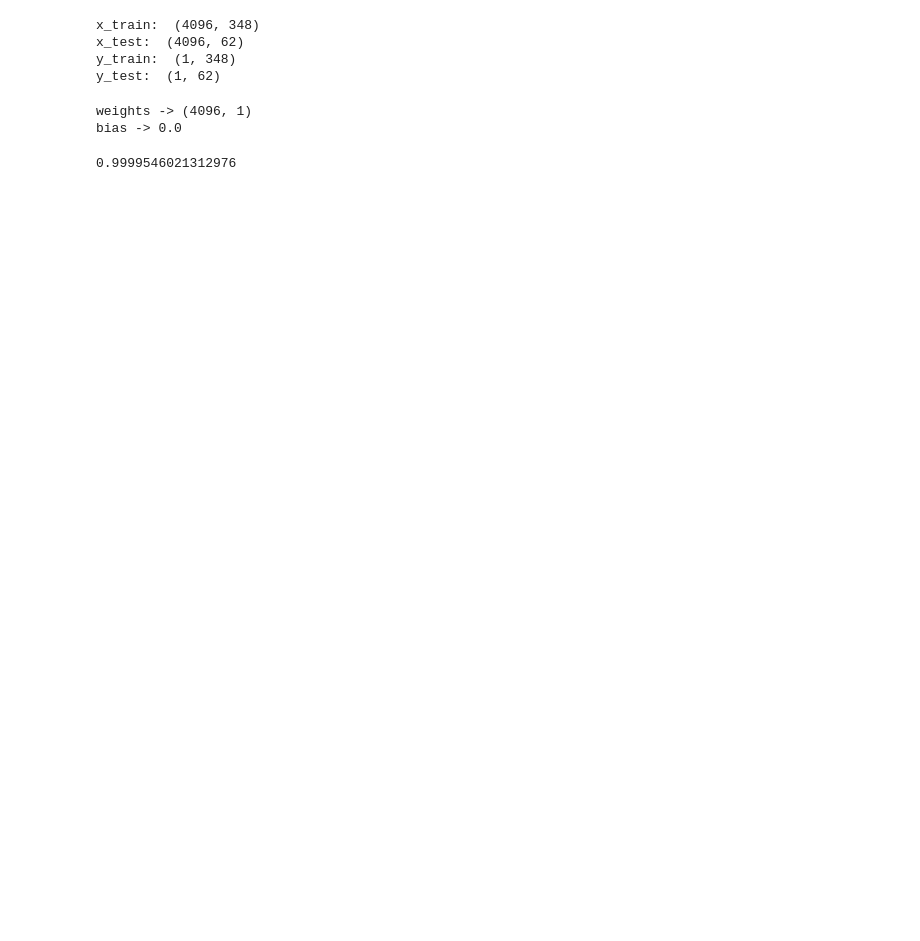
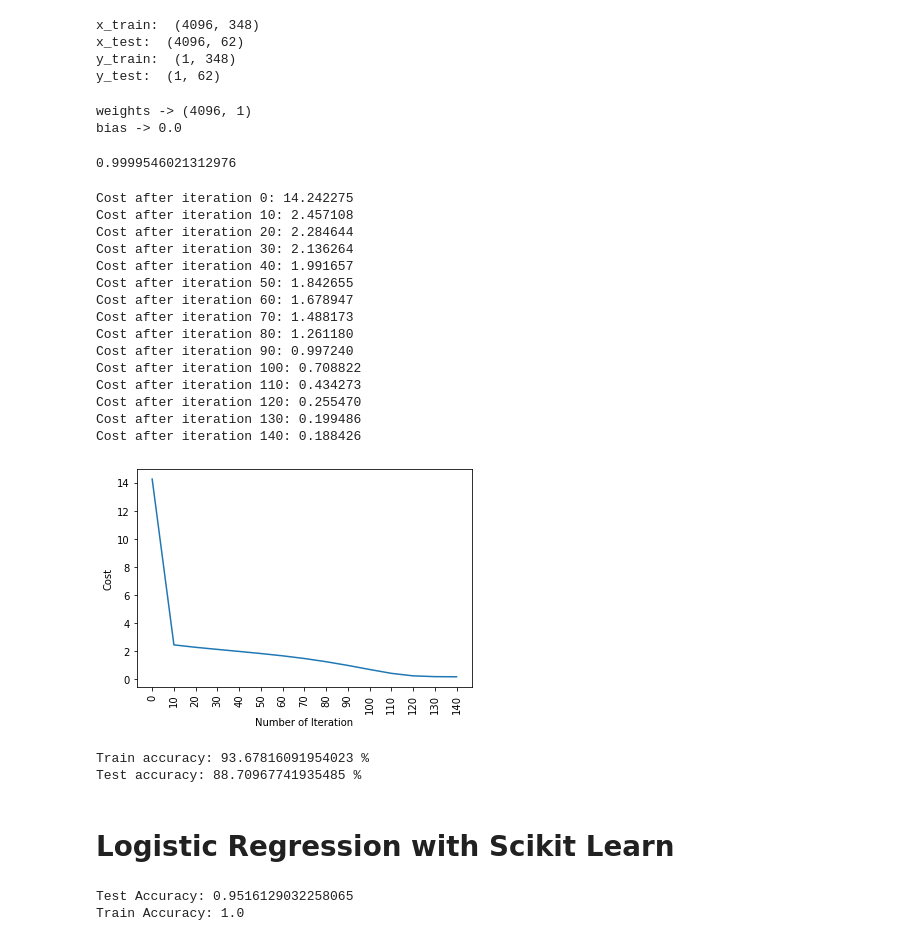
Before and after one commit to anildursunipek/Data-science-and-ML-notebook, a Jupyter notebook: sign-language-digits-recognition/sign-language-digits-recognition.ipynb, the cells around one changed output. Saved outputs shown, nothing was run; the diff lists cells and outputs as text; code cells hidden in the pictures; blank space fills up the shorter version.

Commit message:
Added sign-language-digits-recognition with logistic regression

```diff
--- a/sign-language-digits-recognition/sign-language-digits-recognition.ipynb
+++ b/sign-language-digits-recognition/sign-language-digits-recognition.ipynb
@@ -108,3 +108,16 @@ def forward_propagation(w,b,x_train,y_train):
     loss = -y_train * np.log(y_head) - (1-y_train) * np.log(1-y_head)
     cost = (np.sum(loss)) / x_train.shape[1]
     return cost
+# %%
+def forward_beckward_propagation(w,b,x_train,y_train):
+    # forward propagation
+    z = np.dot(w.T,x_train) + b
+    y_head = sigmoid(z) # probabilistic (0-1)
+    loss = -y_train * np.log(y_head) - (1-y_train) * np.log(1-y_head)
+    cost = (np.sum(loss)) / x_train.shape[1]
+    # backward propagation
+    derivative_weight = (np.dot(x_train , ((y_head - y_train).T))) / x_train.shape[1]
+    derivative_bias = np.sum(y_head - y_train) / x_train.shape[1]
+    gradients = { "derivative_weight" : derivative_weight,
+                  "derivative_bias" : derivative_bias}
+    return cost,gradients
@@ -110,0 +150,59 @@ def forward_propagation(w,b,x_train,y_train):
+# %%
+# predictions
+def predict(w,b,x_test):
+    # x_test is a input for forward propagation
+    y_head = sigmoid(np.dot(w.T,x_test)+b) # forward propagation
+    Y_prediction = np.zeros((1,x_test.shape[1]))
+    # if y_head is bigger than 0.5 , our prediction is sign one (y_head = 1)
+    # if y_head is smaller than 0.5 , our prediction is sign zero (y_head = 0)
+    for i in range(y_head.shape[1]):
+        if y_head[0,i] <= 0.5:
+            Y_prediction[0,i] ==0
+        else:
+            Y_prediction[0,i] = 1
+    return Y_prediction
+# %%
+def logistic_regression(x_train, y_train, x_test, y_test, learning_rate, number_of_iteration):
+    # initialize
+    dimension = x_train.shape[0]
+    w,b = initialize_weights_and_bias(dimension)
+    parameters, gradients, cost_list = update(w, b, x_train, y_train, learning_rate, number_of_iteration)
+
+    #prediction
+    y_prediction_test = predict(parameters["weight"],parameters["bias"],x_test)
+    y_prediction_train = predict(parameters["weight"],parameters["bias"],x_train)
+
+    # print train/test Error
+    print(f"Train accuracy: {100 - np.mean(np.abs(y_prediction_train - y_train)) * 100} % ")
+    print(f"Test accuracy: {100 - np.mean(np.abs(y_prediction_test- y_test)) * 100} % ")
+# %%
+logistic_regression(x_train, y_train, x_test, y_test,learning_rate=0.01, number_of_iteration=150)
+# %% [output]
+Cost after iteration 0: 14.242275
+Cost after iteration 10: 2.457108
+Cost after iteration 20: 2.284644
+Cost after iteration 30: 2.136264
+Cost after iteration 40: 1.991657
+Cost after iteration 50: 1.842655
+Cost after iteration 60: 1.678947
+Cost after iteration 70: 1.488173
+Cost after iteration 80: 1.261180
+Cost after iteration 90: 0.997240
+Cost after iteration 100: 0.708822
+Cost after iteration 110: 0.434273
+Cost after iteration 120: 0.255470
+Cost after iteration 130: 0.199486
+Cost after iteration 140: 0.188426
+[figure, added]
+Train accuracy: 93.67816091954023 %
+Test accuracy: 88.70967741935485 %
+# %% [markdown]
+# Logistic Regression with Scikit Learn
+# %%
+from sklearn import linear_model
+log_reg = linear_model.LogisticRegression(random_state=42,max_iter=150)
+print("Test Accuracy: {}".format(log_reg.fit(x_train.T, y_train.T).score(x_test.T,y_test.T)))
+print("Train Accuracy: {}".format(log_reg.fit(x_train.T, y_train.T).score(x_train.T,y_train.T)))
+# %% [output]
+Test Accuracy: 0.9516129032258065
+Train Accuracy: 1.0
```
Also changed, not shown: parts of 2 cells of this notebook.
